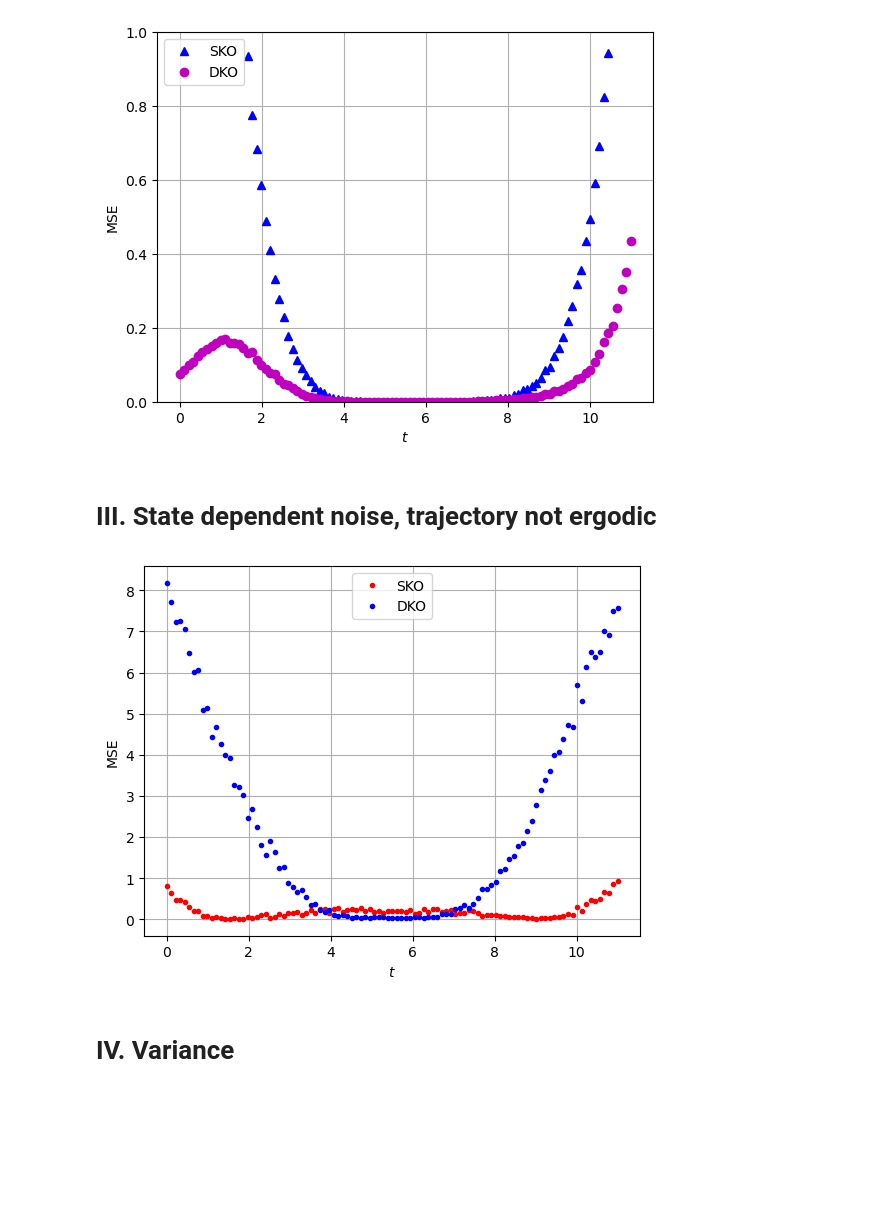
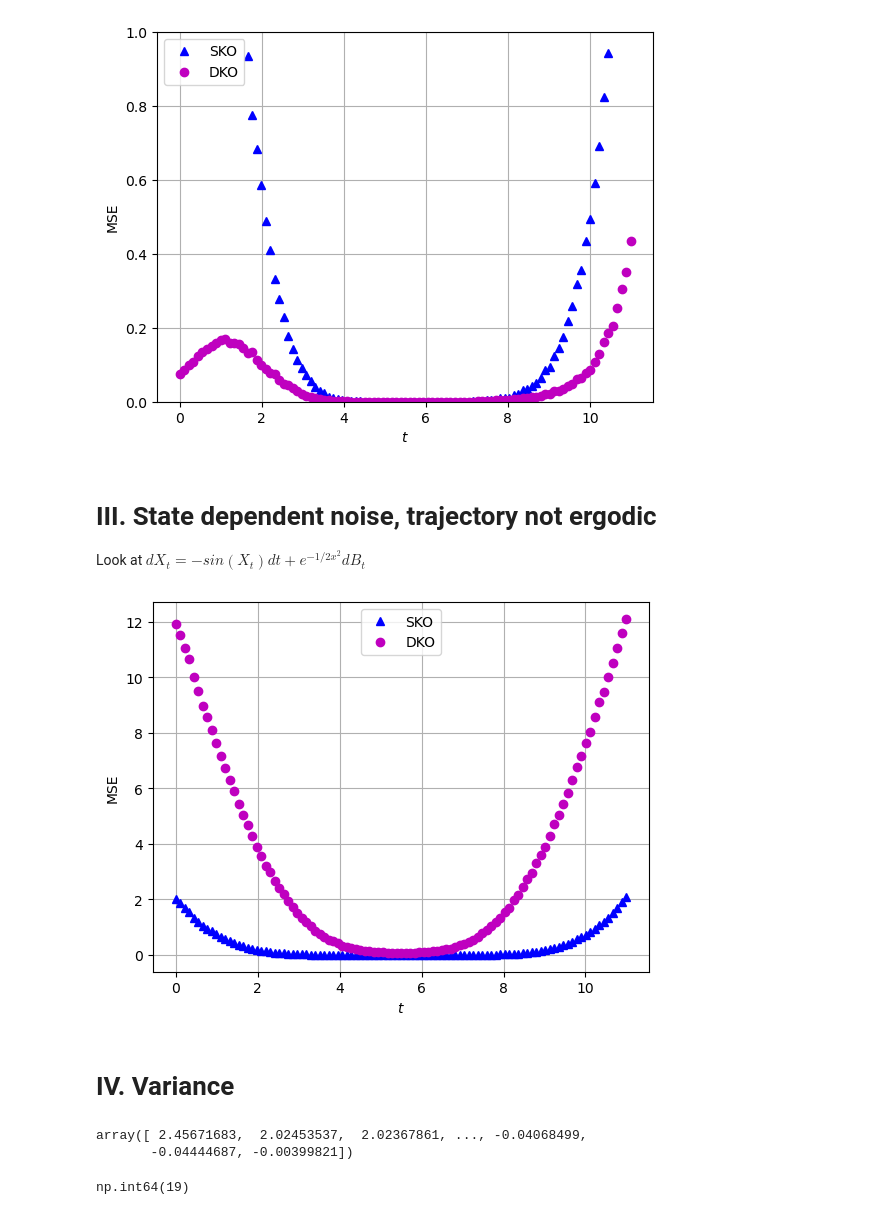
Before and after one commit to Maria-A-Oprea/Distributional_Koopman, a Jupyter notebook: State_dependent_noise.ipynb, the cells around one changed output. Cells and saved outputs as stored; diff of their text form; code cells hidden in the pictures; blank space fills up the shorter version.

```diff
--- a/State_dependent_noise.ipynb
+++ b/State_dependent_noise.ipynb
@@ -432,32 +475,41 @@ plt.show()
 [figure]
 # %% [markdown]
 # III. State dependent noise, trajectory not ergodic
+
+Look at $dX_t = -sin(X_t)dt +  e^{-1/2x^2}dB_t$
 # %%
-K_SKO, K_DKO = algorithm(a, b, distr  = "delta")
+def a(x):
+    return -np.sin(x)
+def b(x):
+    return  0.2*np.exp(-0.5*x**2)
+K_DKO = DKO(a, b, distr  = "delta")
+K_SKO = SKO(a, b)
+# %%
+truth_2 = expectations(a, b)
 # %%
 pred_SKO = prediction(K_SKO, a, b)
 pred_DKO = prediction(K_DKO, a, b)
 g_pred_SKO = 1/n* np.sum(pred_SKO, axis = 0)
 g_pred_DKO = 1/n* np.sum(pred_DKO, axis = 0)
 
-g_true = 1/n*np.sum(truth, axis = 0)
+g_true = 1/n*np.sum(truth_2, axis = 0)
 #g_pred_SKO = pred_SKO[3, :, :]
 #g_pred_DKO = pred_DKO[3, :, :]
 #g_true = truth[3, :, :]
 #mean_square_error_SKO = np.sum((g_true - g_pred_SKO)**2, axis = 0)/N_x0
 #mean_square_error_DKO = np.sum((g_true - g_pred_DKO)**2, axis = 0)/N_x0
 
 mean_square_error_SKO = np.trapezoid((g_true - g_pred_SKO)**2)
 mean_square_error_DKO = np.trapezoid((g_true - g_pred_DKO)**2)
 # try trapezoidal rule instead
-plt.plot(np.linspace(0, 11, N ), mean_square_error_SKO, 'r.',label = "SKO")
-plt.plot(np.linspace(0, 11, N ), mean_square_error_DKO, 'b.', label = "DKO")
+plt.plot(np.linspace(0, 11, N ), mean_square_error_SKO, 'b^',label = "SKO")
+plt.plot(np.linspace(0, 11, N ), mean_square_error_DKO, 'mo', label = "DKO")
 plt.legend()
 plt.xlabel("$t$")
 plt.ylabel("MSE")
 plt.grid()
 #plt.ylim(0,1)
 #plt.xlim(0, 2)
 plt.show()
 # %% [output]
-[figure, old version]
+[figure, new version]
@@ -465,0 +525,9 @@ plt.show()
+# %%
+Xt
+# %% [output]
+array([ 2.45671683,  2.02453537,  2.02367861, ..., -0.04068499,
+       -0.04444687, -0.00399821])
+# %%
+max(indices)
+# %% [output]
+np.int64(19)
```
Also changed, not shown: parts of 5 cells of this notebook.
